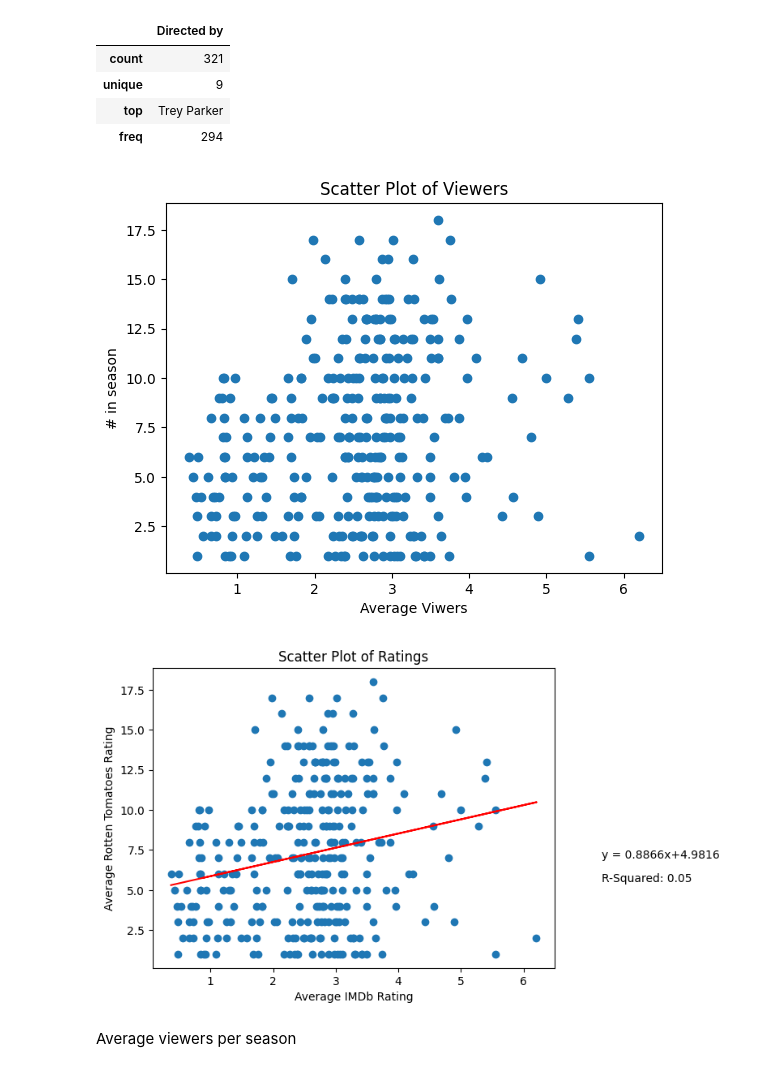
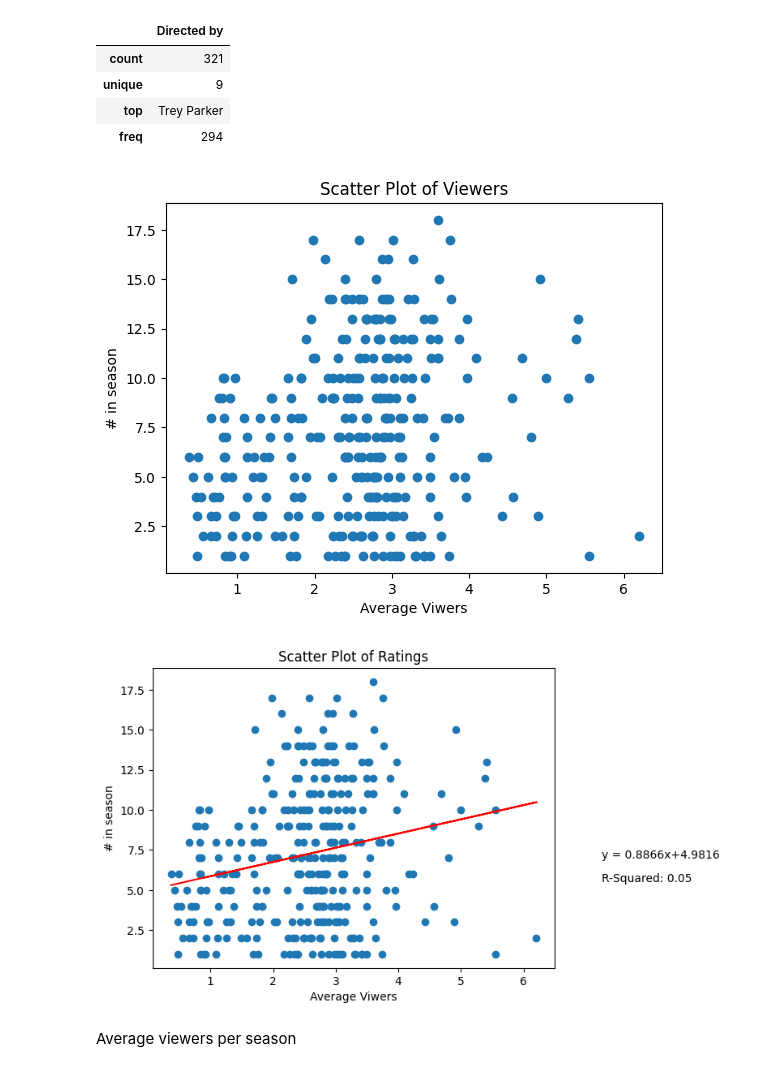
Before and after one commit to SergeyLysenko/SPDataAnalysisPython, a Jupyter notebook: SP_data_analysis.ipynb, the cells around one changed output. Saved outputs shown, nothing was run; the diff lists cells and outputs as text; code cells hidden in the pictures.

```diff
--- a/SP_data_analysis.ipynb
+++ b/SP_data_analysis.ipynb
@@ -182,35 +182,35 @@ data[[ "Directed by"]].describe()
 # %%
 import matplotlib.pyplot as plt
 
 fig, ax = plt.subplots()
 ax.scatter(data["Viewers (millions)"], data["# in season"])
 ax.set_title("Scatter Plot of Viewers")
 ax.set_xlabel("Average Viwers")
 ax.set_ylabel("# in season")
-fig.show()
+plt.show()
 
 from sklearn.linear_model import LinearRegression
 x = data.loc[:, ["Viewers (millions)"]]
 y = data.loc[:, "# in season"]
 
 model = LinearRegression()
 model.fit(x, y)
 r_squared = f"R-Squared: {model.score(x, y):.2f}"
 best_fit = f"y = {model.coef_[0]:.4f}x{model.intercept_:+.4f}"
 y_pred = model.predict(x)
 
 fig, ax = plt.subplots()
 ax.scatter(x, y)
 ax.plot(x, y_pred, color="red")
 ax.text(7.25, 5.5, r_squared, fontsize=10)
 ax.text(7.25, 7, best_fit, fontsize=10)
 ax.set_title("Scatter Plot of Ratings")
-ax.set_xlabel("Average IMDb Rating")
-ax.set_ylabel("Average Rotten Tomatoes Rating")
-fig.show()
+ax.set_xlabel("Average Viwers")
+ax.set_ylabel("# in season")
+plt.show()
 # %% [output]
 [figure]
-[figure, old version]
+[figure, new version]
 # %% [markdown]
 Average viewers per season
 # %%
```
Also changed, not shown: parts of 1 cell of this notebook.
